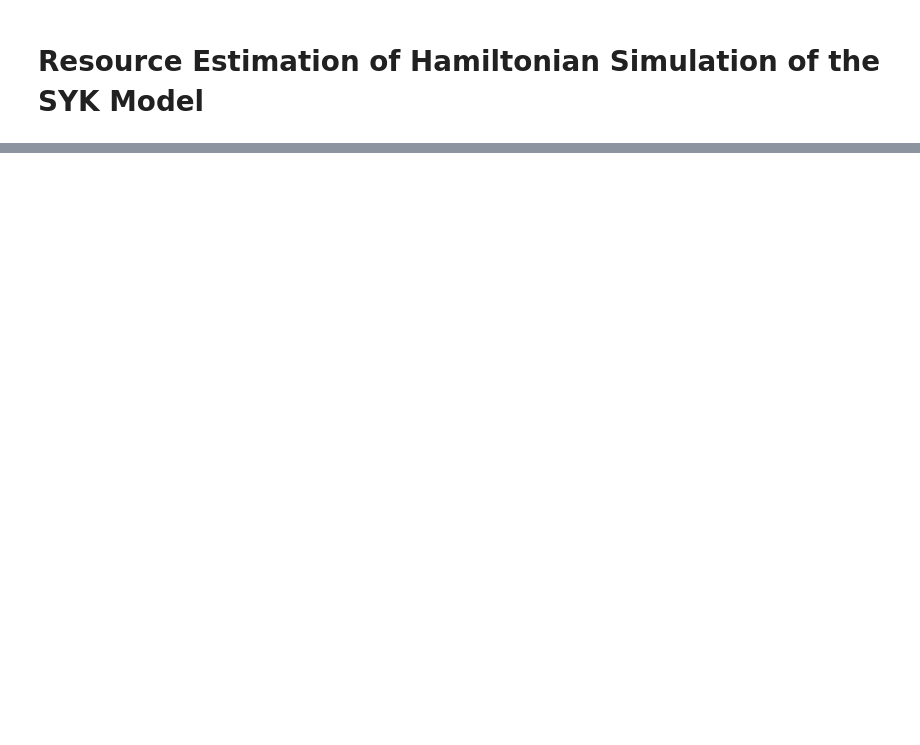
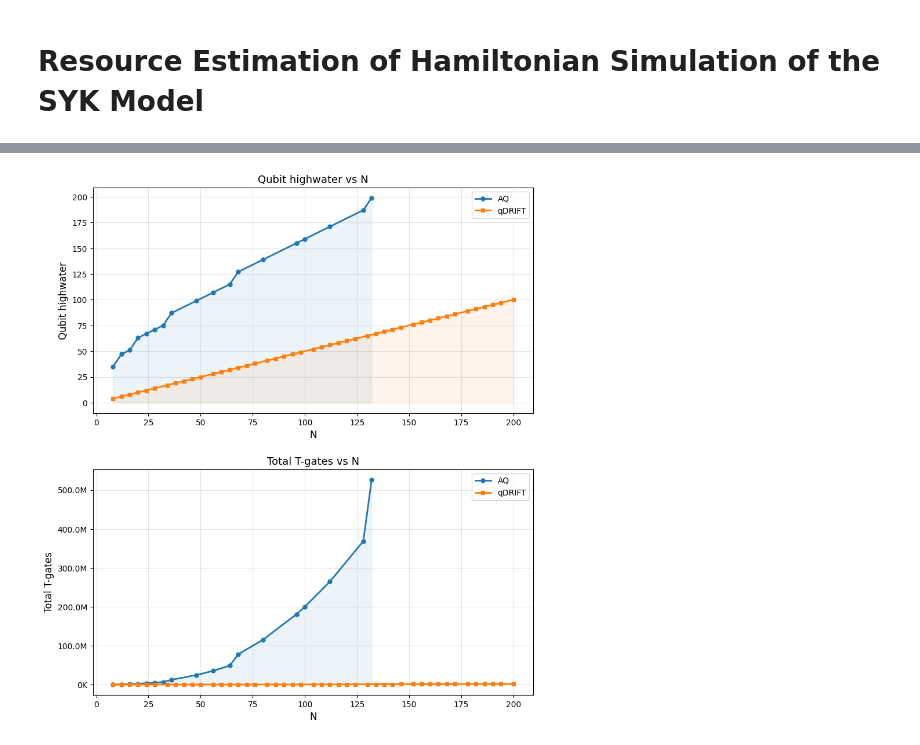
Before and after one commit to b-goldsmith/syk-simulation, a Jupyter notebook: syk_simulation/notebooks/re.ipynb, the cells around one changed output, grey strips where cells are left out. Cells and saved outputs as stored; diff of their text form; code cells hidden in the pictures; blank space fills up the shorter version.

```diff
--- a/syk_simulation/notebooks/re.ipynb
+++ b/syk_simulation/notebooks/re.ipynb
@@ -40,3 +3,58 @@ plt.show()
+# %%
+import pandas as pd
+import matplotlib.pyplot as plt
+from itertools import cycle
+import numpy as np
+
+df = pd.read_csv("re_data/scale_N_J1_order1.csv")
+
+colors  = cycle(plt.rcParams["axes.prop_cycle"].by_key()["color"])
+markers = cycle(["o", "s", "^", "D", "v", "P", "X", "*", "h", "+"])
+
+type_styles = {
+    type_label: {"color": next(colors), "marker": next(markers)}
+    for type_label in df["type"].unique()
+}
+
+fig, axes = plt.subplots(2, 1, figsize=(9, 10))
+
+rotation_eps = 1e-3
+
+for type_label, group in df.groupby("type"):
+    style = type_styles[type_label]
+    group = group.sort_values("N")
+    N_vals          = group["N"].tolist()
+    qubit_highwater = group["qubit_highwater"].tolist()
+    total_t_gates   = (group["t_gates"]+group['rotations']*(0.53* np.log2(1/rotation_eps) + 4.86)).tolist()
+
+    kwargs = dict(color=style["color"], marker=style["marker"],
+                  linewidth=2, markersize=5, label=type_label)
+
+    axes[0].plot(N_vals, qubit_highwater, **kwargs)
+    axes[0].fill_between(N_vals, qubit_highwater, alpha=0.08, color=style["color"])
+
+    axes[1].plot(N_vals, total_t_gates, **kwargs)
+    axes[1].fill_between(N_vals, total_t_gates, alpha=0.08, color=style["color"])
+
+axes[0].set_xlabel("N", fontsize=12)
+axes[0].set_ylabel("Qubit highwater", fontsize=12)
+axes[0].set_title("Qubit highwater vs N", fontsize=13)
+axes[0].legend()
+axes[0].grid(True, color="gray", alpha=0.2)
+
+axes[1].set_xlabel("N", fontsize=12)
+axes[1].set_ylabel("Total T-gates", fontsize=12)
+axes[1].set_title("Total T-gates vs N", fontsize=13)
+axes[1].yaxis.set_major_formatter(
+    plt.FuncFormatter(lambda x, _: f"{x/1e6:.1f}M" if x >= 1e6 else f"{x/1e3:.0f}K")
+)
+axes[1].legend()
+axes[1].grid(True, color="gray", alpha=0.2)
+
+plt.tight_layout(pad=2.0)
+plt.show()
+# %% [output]
+[figure, added]
 # %%
 df = pd.read_csv("re_data/scale_eps_J1_order1.csv")
 
```
Also changed, not shown: parts of 2 cells of this notebook, 2 other files.
